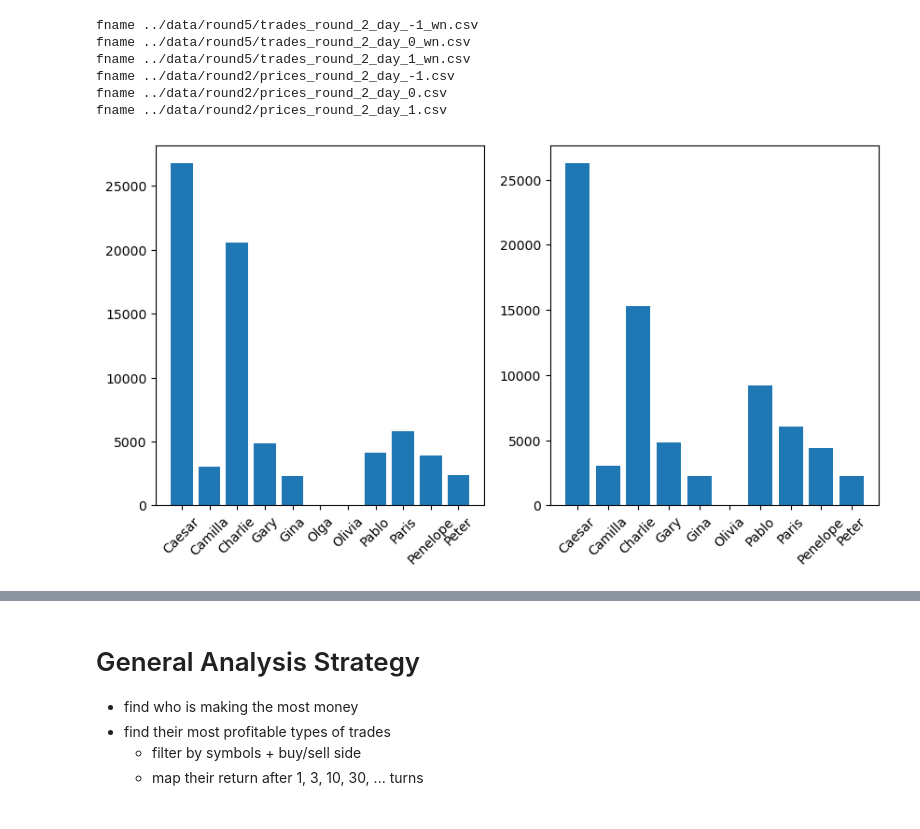
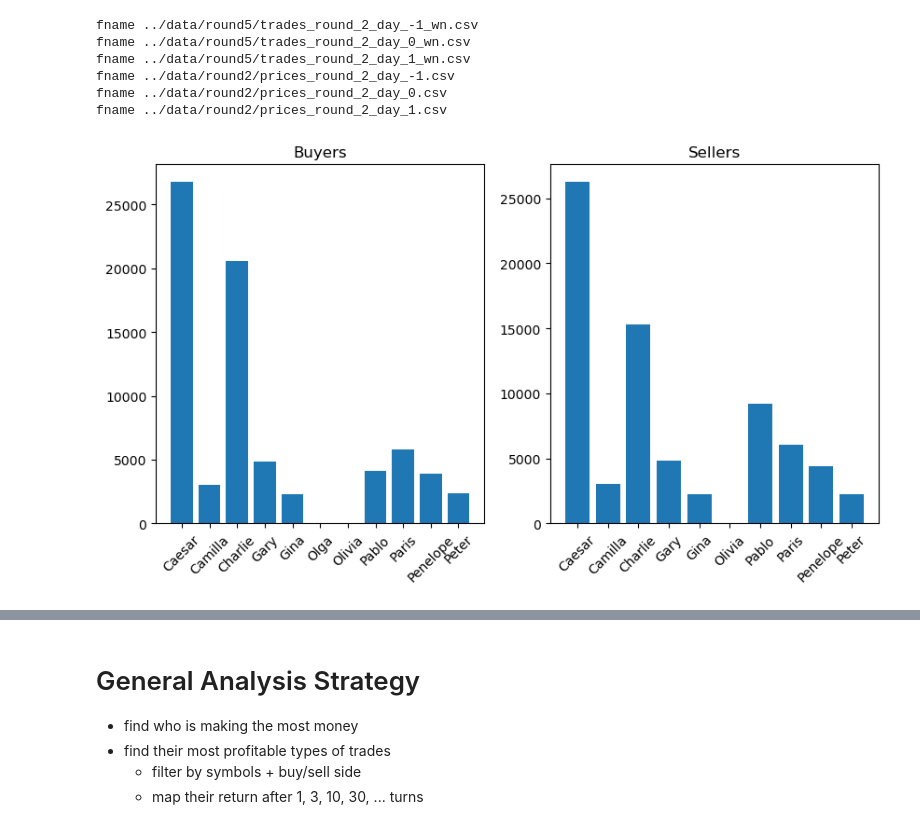
Before and after one commit to rzhan11/IMCTradingComp23, a Jupyter notebook: nbs/stats learning-round 5.ipynb, the cells around one changed output, grey strips where cells are left out. Cells and saved outputs as stored; diff of their text form; code cells hidden in the pictures.

```diff
--- a/nbs/stats learning-round 5.ipynb
+++ b/nbs/stats learning-round 5.ipynb
@@ -141,6 +141,7 @@ def get_book_large_size(price_df, side):
     df = pd.DataFrame([bid_prices, bid_sizes]).T
     df.columns = [f"{side}_price", f"{side}_size"]
     df["time"] = price_df["time"].reset_index()["time"]
+    df["symbol"] = price_df["symbol"]
 
     return df
 
@@ -151,7 +152,7 @@ def get_whale_quotes(price_df):
     sell_df = get_book_large_size(price_df, "sell")
 
     # create big quote_df
-    quote_df = pd.merge(buy_df, sell_df, on="time")
+    quote_df = pd.merge(buy_df, sell_df, on=["time", "symbol"])
     quote_df["mid_price"] = (quote_df["buy_price"] + quote_df["sell_price"]) / 2
     quote_df["spread"] = quote_df["sell_price"] - quote_df["buy_price"]
 
@@ -165,6 +166,7 @@ _day_range = [-1, -0, 1]
 # _day_range = [1, 2, 3]
 trade_df = get_symbol_trades(None, days=_day_range)
 price_df = get_symbol_prices(None, days=_day_range)
+price_df = get_whale_quotes(price_df)
 _symbols = set(trade_df["symbol"])
 
 
@@ -200,19 +202,22 @@ fname ../data/round2/prices_round_2_day_1.csv
 # %%
 # general plot of data
 total_buys = trade_df.groupby(["buyer"])[["quantity"]].sum()
 total_sells = trade_df.groupby(["seller"])[["quantity"]].sum()
 
 plt.figure(figsize=(10, 5))
 
 plt.subplot(121)
 plt.bar(total_buys.index, total_buys["quantity"])
 plt.xticks(rotation=45)
+plt.title("Buyers")
+
 plt.subplot(122)
 plt.bar(total_sells.index, total_sells["quantity"])
 plt.xticks(rotation=45)
+plt.title("Sellers")
 plt.show()
 # %% [output]
-[figure, old version]
+[figure, new version]
 # %%
 df1 = trade_df.groupby(["symbol", "buyer"])["quantity"].agg(["sum", "count"])
 df2 = trade_df.groupby(["symbol", "seller"])["quantity"].agg(["sum", "count"])
```
Also changed, not shown: parts of 29 cells of this notebook, 2 other files.
